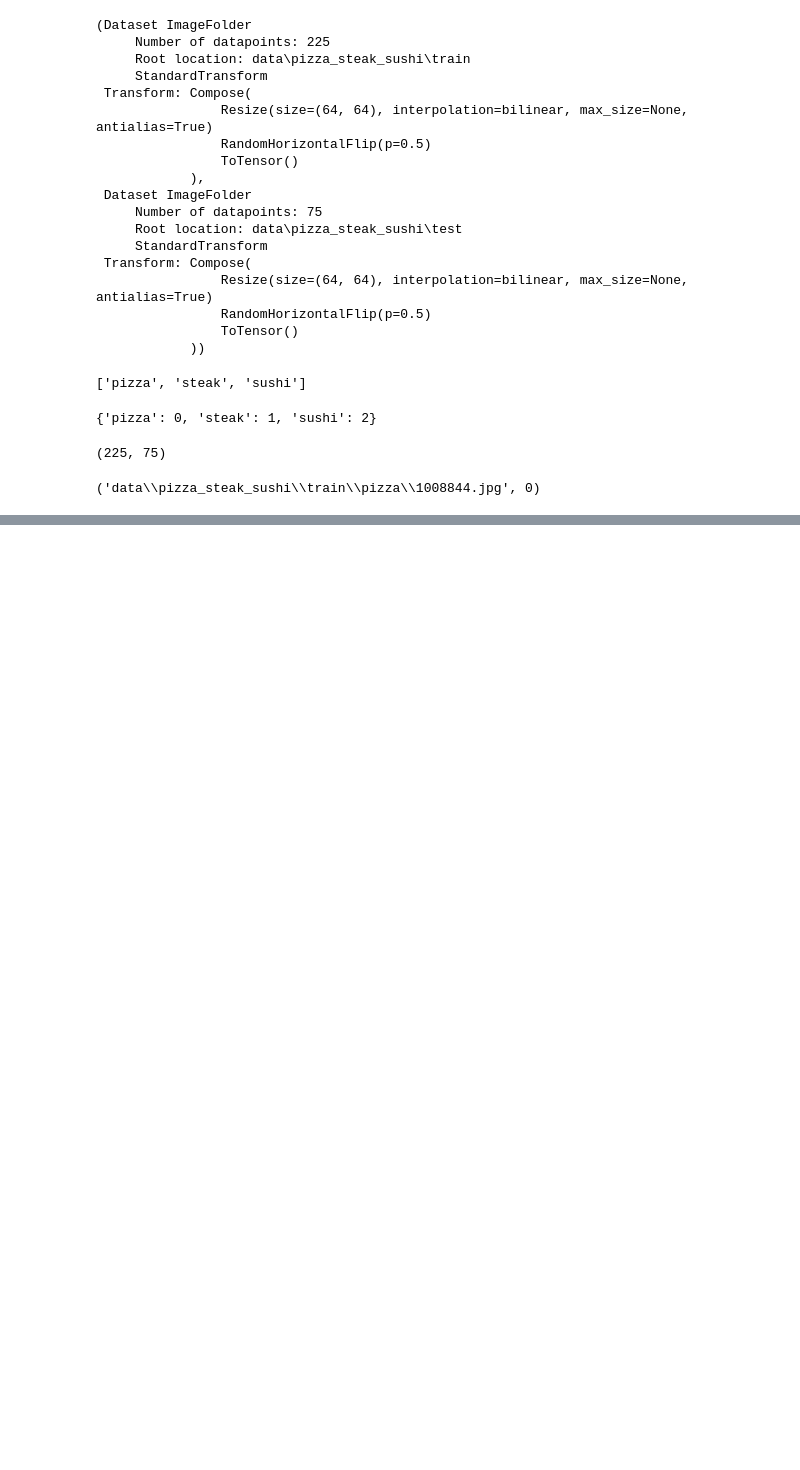
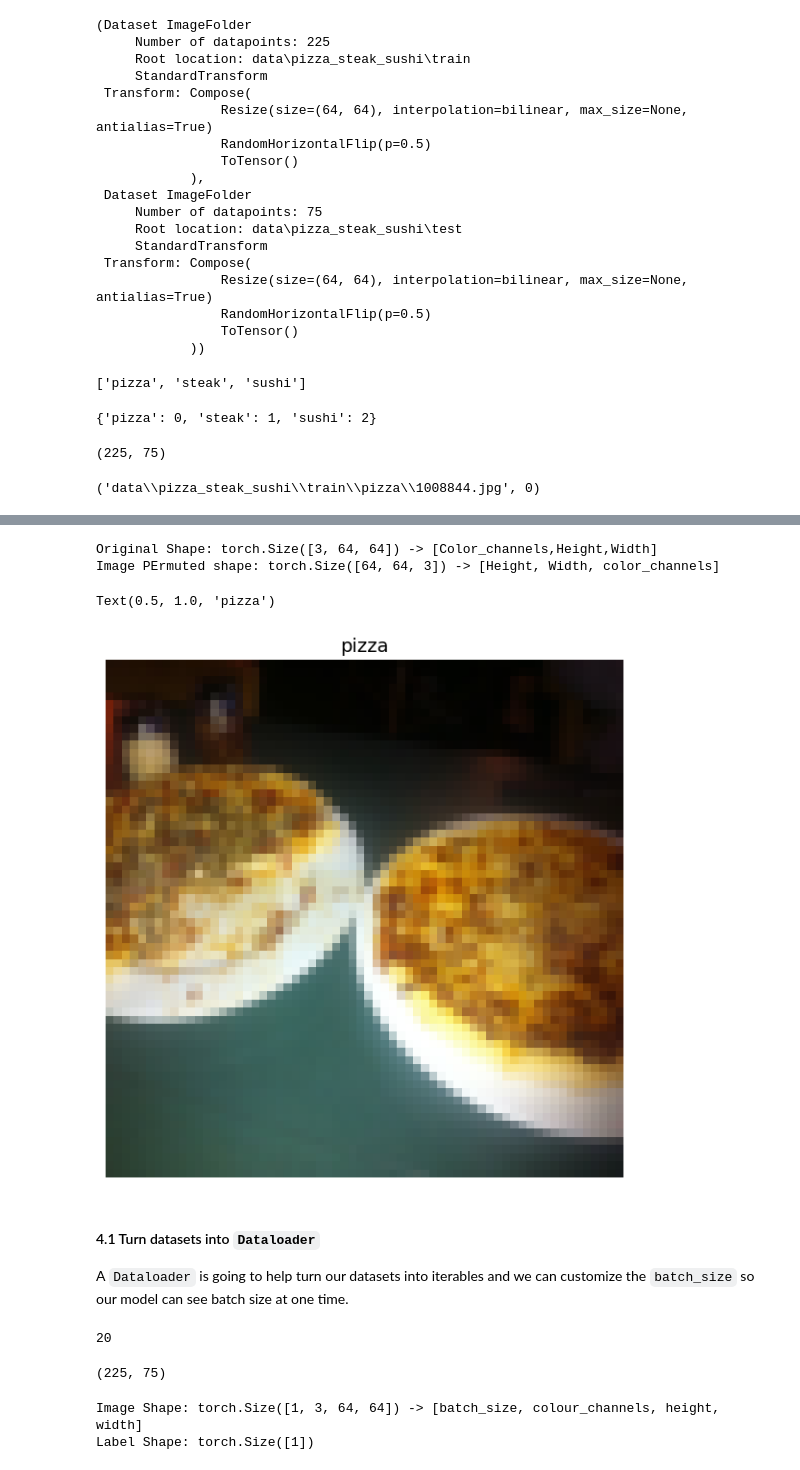
Before and after one commit to Anudeep28/Pytorch_Models, a Jupyter notebook: pytorch_custom_data.ipynb, the cells around one changed output, grey strips where cells are left out. Saved outputs shown, nothing was run; the diff lists cells and outputs as text; code cells hidden in the pictures; blank space fills up the shorter version.

Commit message:
turn datasets into DataLoaders

```diff
--- a/pytorch_custom_data.ipynb
+++ b/pytorch_custom_data.ipynb
@@ -251,3 +251,11 @@ len(train_data), len(test_data)
 train_data.samples[0]
 # %% [output]
 ('data\\pizza_steak_sushi\\train\\pizza\\1008844.jpg', 0)
+# %%
+# index on the train data Dataset to get a single image and label
+img, label = train_data[0]
+print(f"Image Tensor:\n {img}")
+print(f"Image Shape: {img.shape}")
+print(f"Image Datatype: {img.dtype}")
+print(f"Image Label: {class_names[label]}")
+print(f"Label Dataype: {type(label)}")
@@ -253,0 +280,51 @@ train_data.samples[0]
+# %%
+# Rearrage the order of dimensions
+img_permute = img.permute(1,2,0)
+
+# print out different shapes
+print(f"Original Shape: {img.shape} -> [Color_channels,Height,Width]")
+print(f"Image PErmuted shape: {img_permute.shape} -> [Height, Width, color_channels]")
+
+# Plot the image
+plt.figure(figsize=(10,7))
+plt.imshow(img_permute)
+plt.axis("off")
+plt.title(class_names[label], fontsize=14)
+# %% [output]
+Original Shape: torch.Size([3, 64, 64]) -> [Color_channels,Height,Width]
+Image PErmuted shape: torch.Size([64, 64, 3]) -> [Height, Width, color_channels]
+Text(0.5, 1.0, 'pizza')
+[figure, added]
+# %% [markdown]
+#### 4.1 Turn datasets into `Dataloader`
+A `Dataloader` is going to help turn our datasets into iterables and we can customize the `batch_size` so our model can see batch size at one time.
+# %%
+import os
+os.cpu_count()
+# %% [output]
+20
+# %%
+# Turn traina and test into dataloader
+from torch.utils.data import DataLoader
+BATCH_SIZE = 1
+train_dataloader = DataLoader(dataset=train_data,
+                              batch_size=BATCH_SIZE,
+                              num_workers=1,#os.cpu_count(),
+                              shuffle=True)
+test_dataloader = DataLoader(dataset=test_data,
+                             batch_size=BATCH_SIZE,
+                             num_workers=1,#os.cpu_count(),
+                             shuffle=True)
+
+len(train_dataloader), len(test_dataloader)
+# %% [output]
+(225, 75)
+# %%
+img, label = next(iter(train_dataloader))
+
+# Batrch size will be one, you can change the batch size if you like
+print(f"Image Shape: {img.shape} -> [batch_size, colour_channels, height, width]")
+print(f"Label Shape: {label.shape}")
+# %% [output]
+Image Shape: torch.Size([1, 3, 64, 64]) -> [batch_size, colour_channels, height, width]
+Label Shape: torch.Size([1])
```
Also changed, not shown: parts of 1 cell of this notebook.
